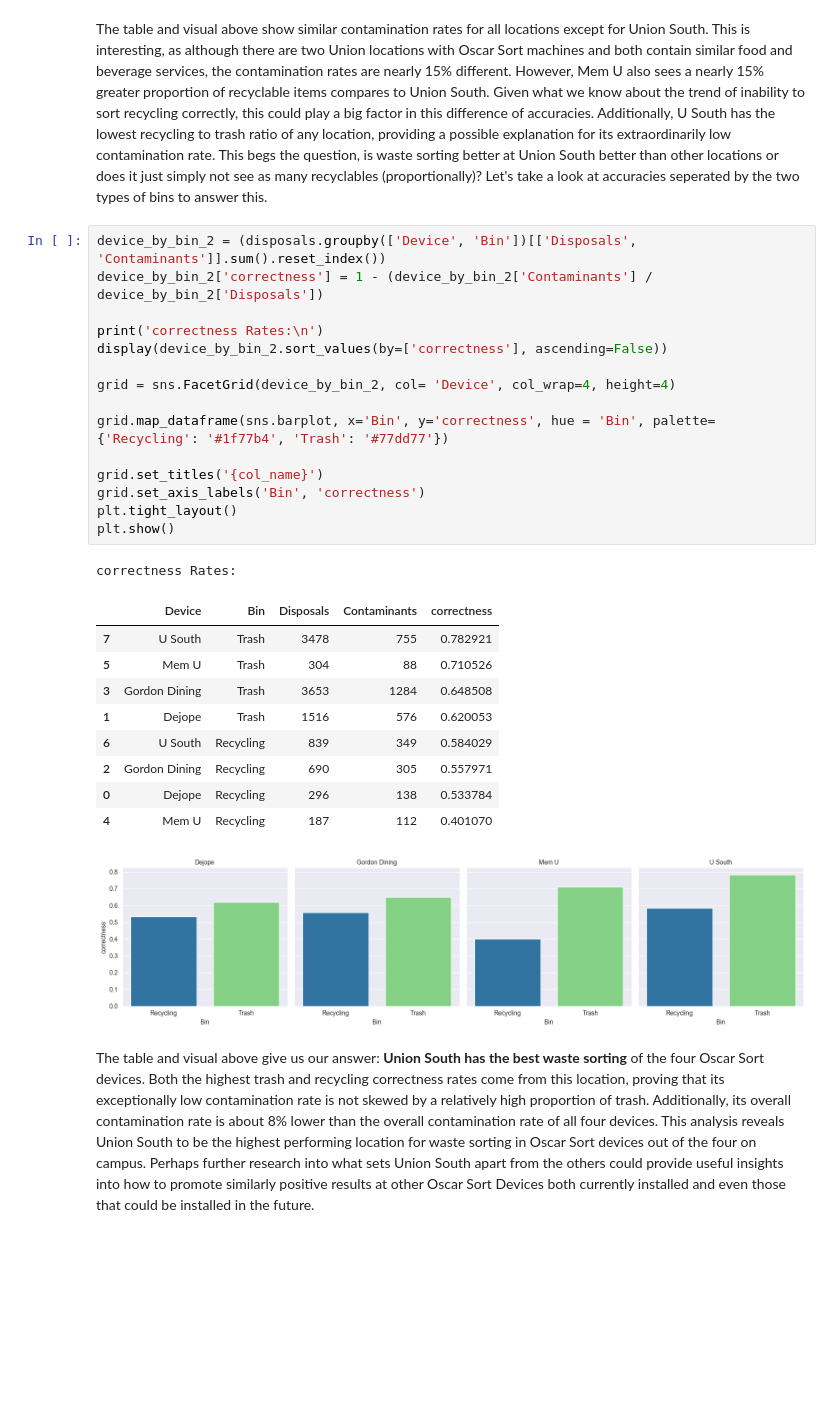
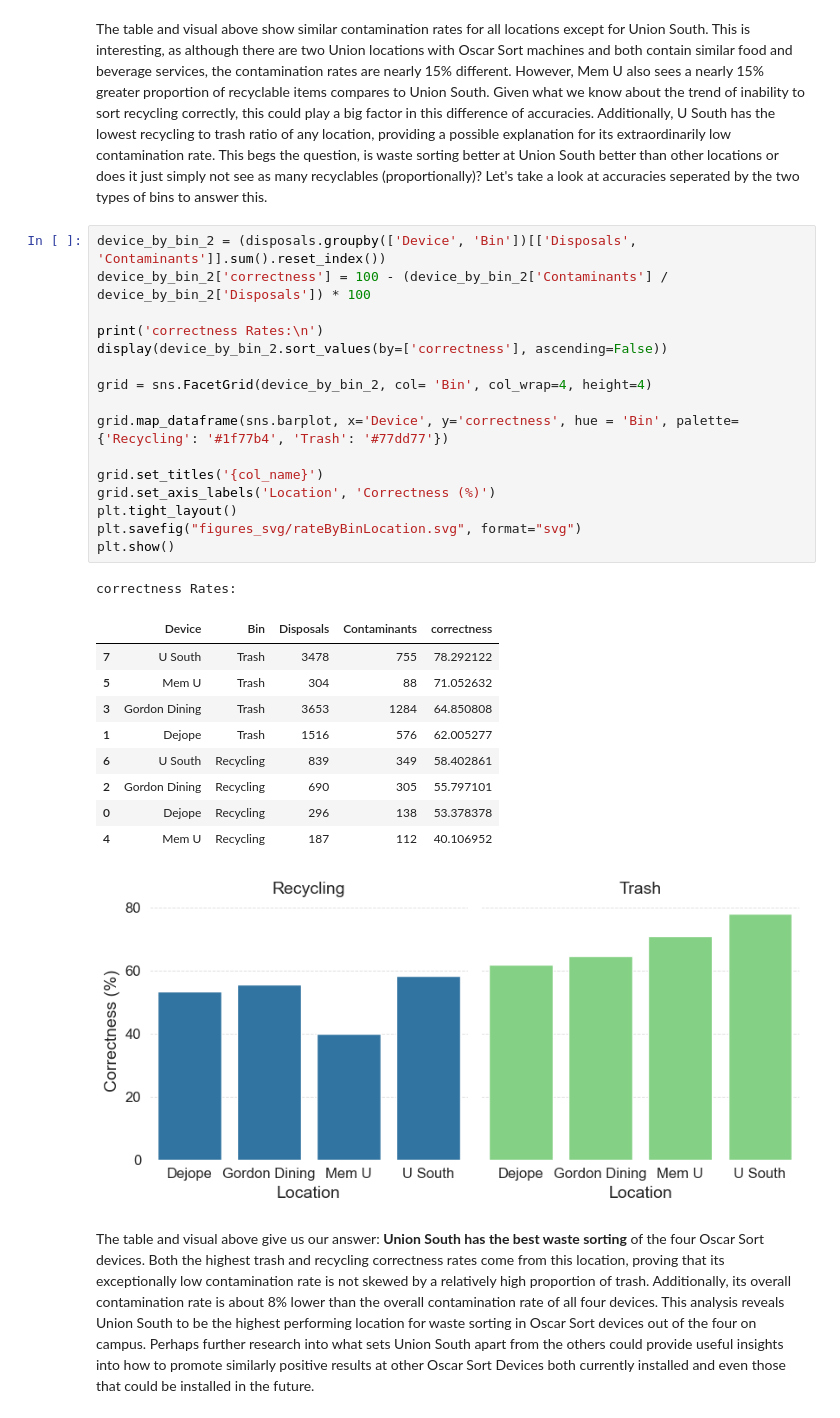
Before and after one commit to bps78/Oscar-Research-Project, a Jupyter notebook: oscar_project.ipynb, the cells around one changed output. Cells and saved outputs as stored; diff of their text form; blank space fills up the shorter version.

Commit message:
Saved visuals

```diff
--- a/oscar_project.ipynb
+++ b/oscar_project.ipynb
@@ -555,31 +608,32 @@ dtype: float64
 The table and visual above show similar contamination rates for all locations except for Union South. This is interesting, as although there are two Union locations with Oscar Sort machines and both contain similar food and beverage services, the contamination rates are nearly 15% different. However, Mem U also sees a nearly 15% greater proportion of recyclable items compares to Union South. Given what we know about the trend of inability to sort recycling correctly, this could play a big factor in this difference of accuracies. Additionally, U South has the lowest recycling to trash ratio of any location, providing a possible explanation for its extraordinarily low contamination rate. This begs the question, is waste sorting better at Union South better than other locations or does it just simply not see as many recyclables (proportionally)? Let's take a look at accuracies seperated by the two types of bins to answer this.
 # %%
 device_by_bin_2 = (disposals.groupby(['Device', 'Bin'])[['Disposals', 'Contaminants']].sum().reset_index())
-device_by_bin_2['correctness'] = 1 - (device_by_bin_2['Contaminants'] / device_by_bin_2['Disposals'])
+device_by_bin_2['correctness'] = 100 - (device_by_bin_2['Contaminants'] / device_by_bin_2['Disposals']) * 100
 
 print('correctness Rates:\n')
 display(device_by_bin_2.sort_values(by=['correctness'], ascending=False))
 
-grid = sns.FacetGrid(device_by_bin_2, col= 'Device', col_wrap=4, height=4)
+grid = sns.FacetGrid(device_by_bin_2, col= 'Bin', col_wrap=4, height=4)
 
-grid.map_dataframe(sns.barplot, x='Bin', y='correctness', hue = 'Bin', palette={'Recycling': '#1f77b4', 'Trash': '#77dd77'})
+grid.map_dataframe(sns.barplot, x='Device', y='correctness', hue = 'Bin', palette={'Recycling': '#1f77b4', 'Trash': '#77dd77'})
 
 grid.set_titles('{col_name}')
-grid.set_axis_labels('Bin', 'correctness')
+grid.set_axis_labels('Location', 'Correctness (%)')
 plt.tight_layout()
+plt.savefig("figures_svg/rateByBinLocation.svg", format="svg")
 plt.show()
 # %% [output]
 correctness Rates:
 |  | Device | Bin | Disposals | Contaminants | correctness |
-| 7 | U South | Trash | 3478 | 755 | 0.782921 |
-| 5 | Mem U | Trash | 304 | 88 | 0.710526 |
-| 3 | Gordon Dining | Trash | 3653 | 1284 | 0.648508 |
-| 1 | Dejope | Trash | 1516 | 576 | 0.620053 |
-| 6 | U South | Recycling | 839 | 349 | 0.584029 |
-| 2 | Gordon Dining | Recycling | 690 | 305 | 0.557971 |
-| 0 | Dejope | Recycling | 296 | 138 | 0.533784 |
-| 4 | Mem U | Recycling | 187 | 112 | 0.401070 |
+| 7 | U South | Trash | 3478 | 755 | 78.292122 |
+| 5 | Mem U | Trash | 304 | 88 | 71.052632 |
+| 3 | Gordon Dining | Trash | 3653 | 1284 | 64.850808 |
+| 1 | Dejope | Trash | 1516 | 576 | 62.005277 |
+| 6 | U South | Recycling | 839 | 349 | 58.402861 |
+| 2 | Gordon Dining | Recycling | 690 | 305 | 55.797101 |
+| 0 | Dejope | Recycling | 296 | 138 | 53.378378 |
+| 4 | Mem U | Recycling | 187 | 112 | 40.106952 |
-[figure, old version]
+[figure, new version]
 # %% [markdown]
 The table and visual above give us our answer: **Union South has the best waste sorting** of the four Oscar Sort devices. Both the highest trash and recycling correctness rates come from this location, proving that its exceptionally low contamination rate is not skewed by a relatively high proportion of trash. Additionally, its overall contamination rate is about 8% lower than the overall contamination rate of all four devices. This analysis reveals Union South to be the highest performing location for waste sorting in Oscar Sort devices out of the four on campus. Perhaps further research into what sets Union South apart from the others could provide useful insights into how to promote similarly positive results at other Oscar Sort Devices both currently installed and even those that could be installed in the future.
 # %% [markdown]
```
Also changed, not shown: parts of 25 cells of this notebook, 7 other files.
